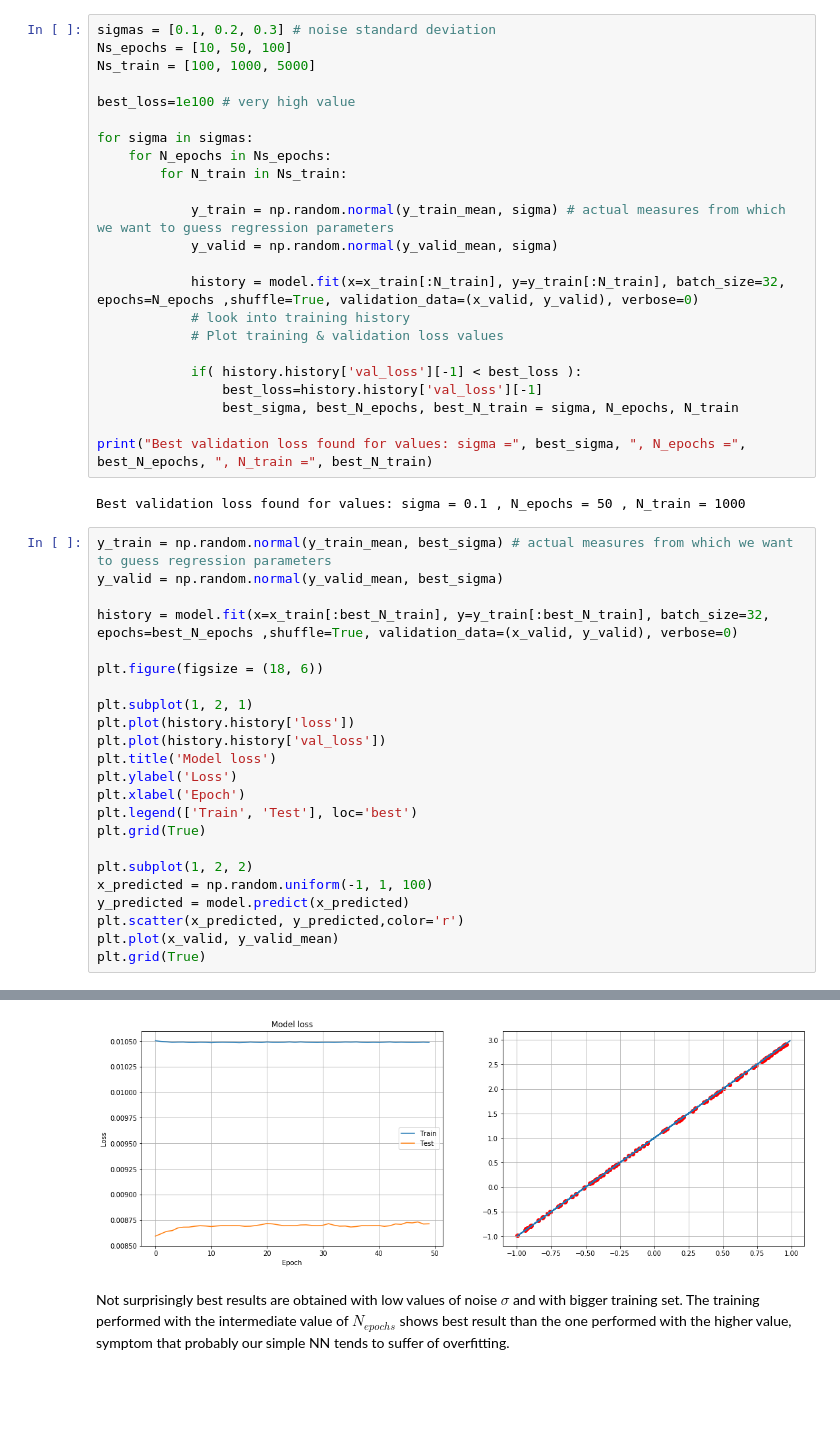
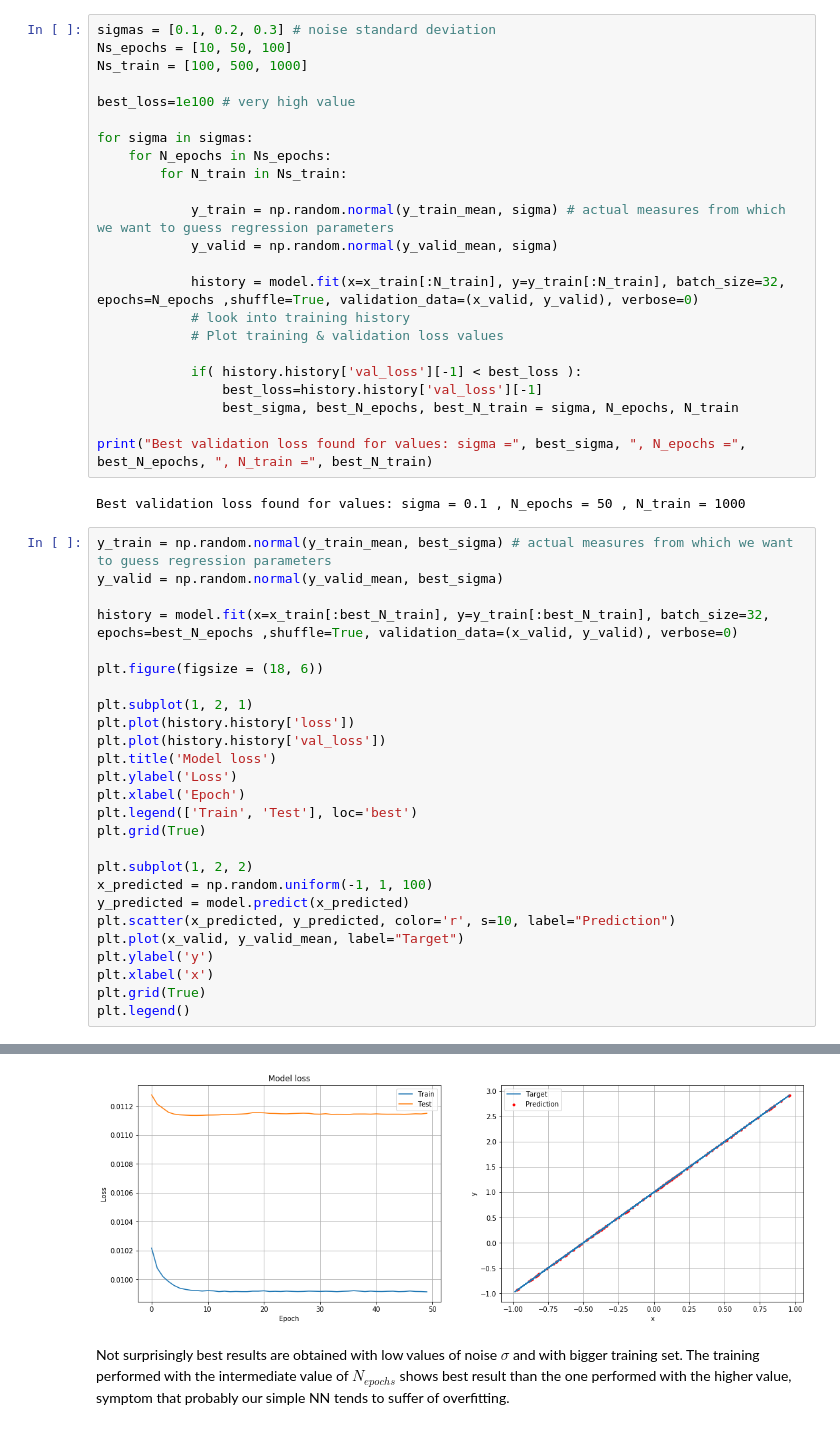
Before and after one commit to azzauzuaz/Numerical-Simulation-Laboratory, a Jupyter notebook: Lesson_11/Lesson_11.ipynb, the cells around one changed output, grey strips where cells are left out. Saved outputs shown, nothing was run; the diff lists cells and outputs as text; blank space fills up the shorter version.

```diff
--- a/Lesson_11/Lesson_11.ipynb
+++ b/Lesson_11/Lesson_11.ipynb
@@ -35,7 +36,7 @@ model.compile(optimizer='sgd', loss='mse', metrics=['mse'])
 # %%
 sigmas = [0.1, 0.2, 0.3] # noise standard deviation
 Ns_epochs = [10, 50, 100]
-Ns_train = [100, 1000, 5000]
+Ns_train = [100, 500, 1000]
 
 best_loss=1e100 # very high value
 
@@ -77,7 +78,10 @@ plt.grid(True)
 plt.subplot(1, 2, 2)
 x_predicted = np.random.uniform(-1, 1, 100)
 y_predicted = model.predict(x_predicted)
-plt.scatter(x_predicted, y_predicted,color='r')
-plt.plot(x_valid, y_valid_mean)
+plt.scatter(x_predicted, y_predicted, color='r', s=10, label="Prediction")
+plt.plot(x_valid, y_valid_mean, label="Target")
+plt.ylabel('y')
+plt.xlabel('x')
 plt.grid(True)
+plt.legend()
 # %% [output]
@@ -84,4 +89,4 @@ plt.grid(True)
-[figure, old version]
+[figure, new version]
 # %% [markdown]
 Not surprisingly best results are obtained with low values of noise $\sigma$ and with bigger training set.
 The training performed with the intermediate value of $N_{epochs}$ shows best result than the one performed with the higher value, symptom that probably our simple NN tends to suffer of overfitting.
```
Also changed, not shown: parts of 12 cells of this notebook.
